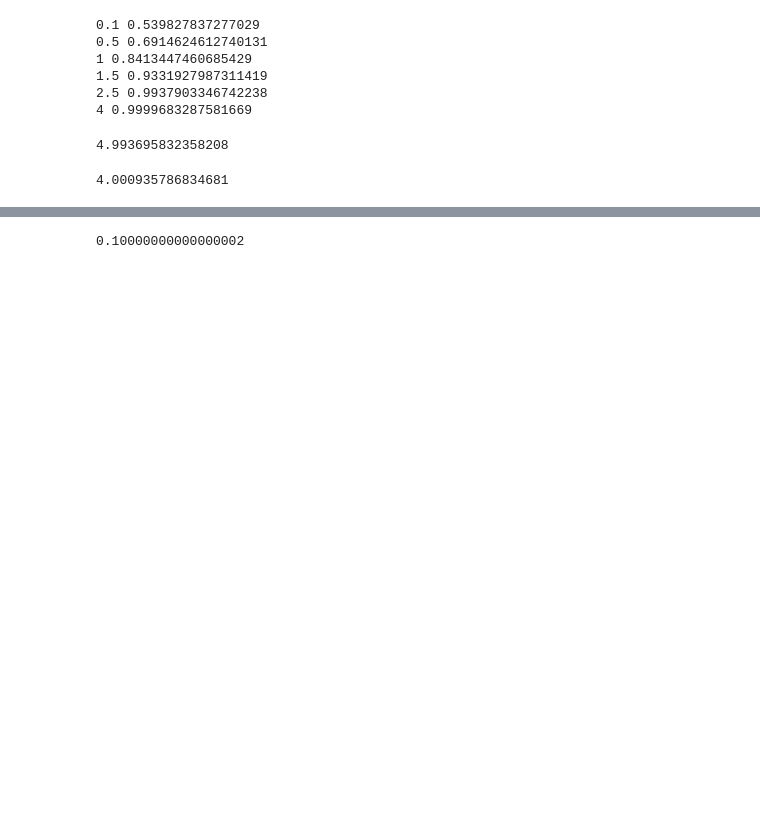
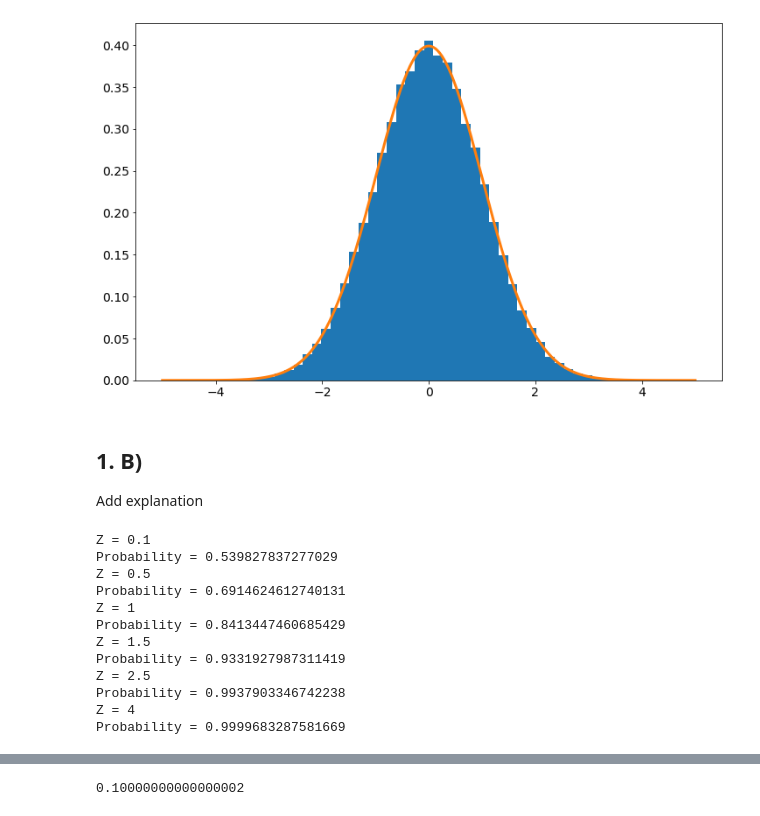
Before and after one commit to maria8ch/Phys434_BigData, a Jupyter notebook: lab1_Berres.ipynb, the cells around one changed output, grey strips where cells are left out. Cells and saved outputs as stored; diff of their text form; code cells hidden in the pictures; blank space fills up the shorter version.

```diff
--- a/lab1_Berres.ipynb
+++ b/lab1_Berres.ipynb
@@ -12,3 +15,0 @@ from scipy import stats
-# %%
-d = stats.norm.cdf(a)
-d
@@ -22,19 +21,33 @@ d.cdf(1)
+# %%
+fig, ax = plt.subplots(figsize=(12, 7.5))
+ax.hist(d,50, density=True)
+plt.tick_params(labelsize = 14)
+#plt.xlim([4.95,5.05])
+x = np.linspace(-5,5,1000)
+ax.plot(x,stats.norm.pdf(x,loc = 0, scale = 1),linewidth=3)
+plt.show()
+# %% [output]
+[figure, added]
+# %% [markdown]
+## 1. B)
+Add explanation
 # %%
 a=[0.1,0.5,1,1.5,2.5,4]
+prob=[]
 for i in range(len(a)):
-    print(a[i],stats.norm.cdf(a[i],loc=0,scale=1))
+    p=stats.norm.cdf(a[i],loc=0,scale=1)
+    print(f"Z = {a[i]}"+'\n'+f"Probability = {p}")
+    prob.append(p)
 # %% [output]
-0.1 0.539827837277029
-0.5 0.6914624612740131
-1 0.8413447460685429
-1.5 0.9331927987311419
-2.5 0.9937903346742238
-4 0.9999683287581669
+Z = 0.1
+Probability = 0.539827837277029
+Z = 0.5
+Probability = 0.6914624612740131
+Z = 1
+Probability = 0.8413447460685429
+Z = 1.5
+Probability = 0.9331927987311419
+Z = 2.5
+Probability = 0.9937903346742238
+Z = 4
+Probability = 0.9999683287581669
-# %%
-stats.norm.rvs(loc=5,scale=0.01)
-# %% [output]
-4.993695832358208
-# %%
-stats.norm.rvs(loc=4,scale=0.01)
-# %% [output]
-4.000935786834681
```
Also changed, not shown: parts of 25 cells of this notebook.
